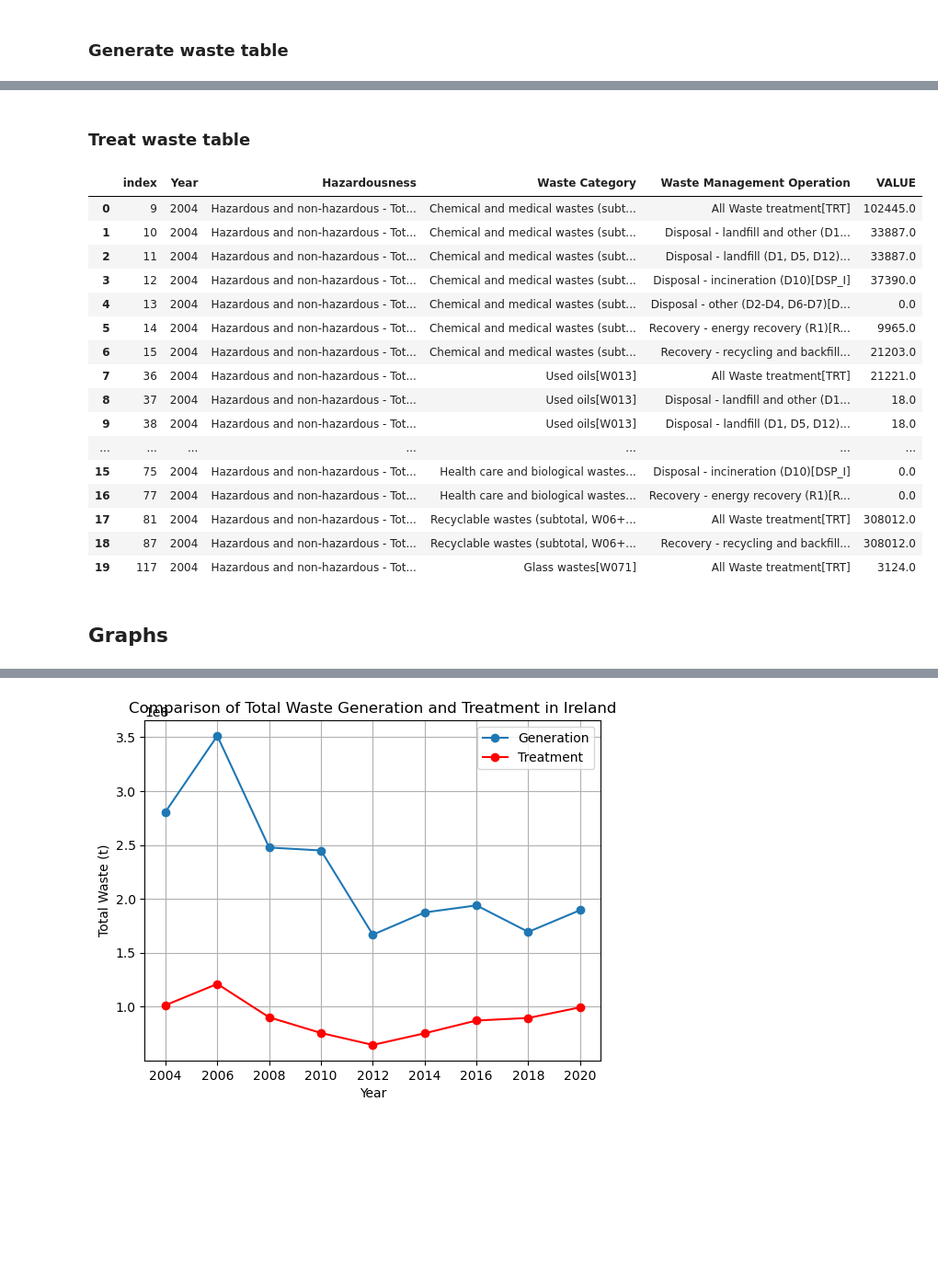
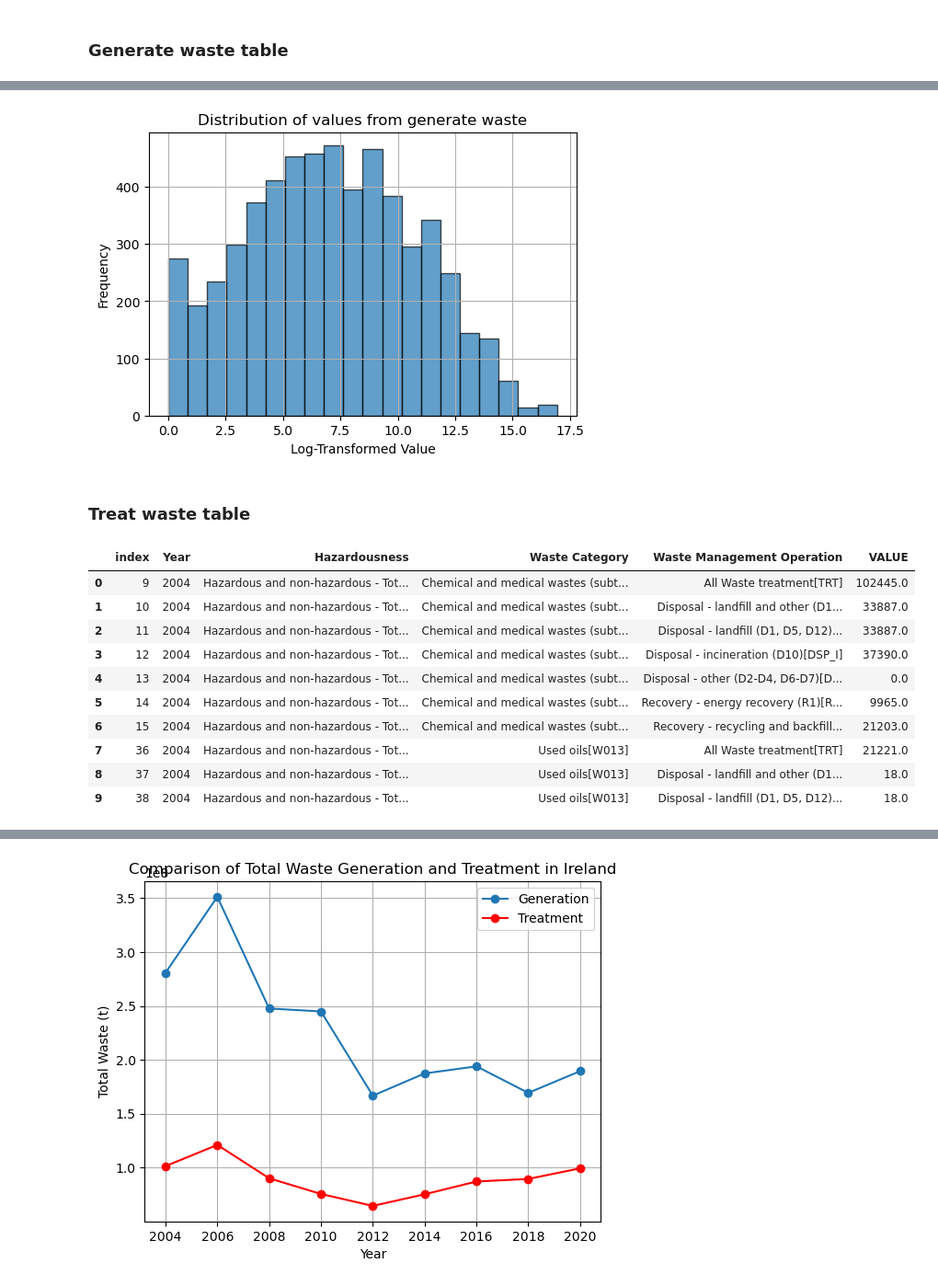
Before and after one commit to Taim974-H/MADE-project-at12uryb, a Jupyter notebook: project/data-exploration.ipynb, the cells around one changed output, grey strips where cells are left out. Shown at 92% size. Drawn from its saved outputs; the diff is of its cells as text; code cells hidden in the pictures; blank space fills up the shorter version.

```diff
--- a/project/data-exploration.ipynb
+++ b/project/data-exploration.ipynb
@@ -80,24 +146,27 @@ df_generate_waste.head(20)
+# %%
+# Distribution of values from generate waste
+plt.figure(figsize=(6, 4))
+plt.hist(filtered_df_gen['VALUE_log'], bins=20, edgecolor='black', alpha=0.7)
+plt.title('Distribution of values from generate waste')
+plt.xlabel('Log-Transformed Value')
+plt.ylabel('Frequency')
+plt.grid(True)
+plt.show()
+# %% [output]
+[figure, added]
 # %% [markdown]
 ### Treat waste table
 # %%
-df_treat_waste.head(20)
+df_treat_waste.head(10)
 # %% [output]
 |  | index | Year | Hazardousness | Waste Category | Waste Management Operation | VALUE |
 | 0 | 9 | 2004 | Hazardous and non-hazardous - Tot... | Chemical and medical wastes (subt... | All Waste treatment[TRT] | 102445.0 |
 | 1 | 10 | 2004 | Hazardous and non-hazardous - Tot... | Chemical and medical wastes (subt... | Disposal - landfill and other (D1... | 33887.0 |
 | 2 | 11 | 2004 | Hazardous and non-hazardous - Tot... | Chemical and medical wastes (subt... | Disposal - landfill (D1, D5, D12)... | 33887.0 |
 | 3 | 12 | 2004 | Hazardous and non-hazardous - Tot... | Chemical and medical wastes (subt... | Disposal - incineration (D10)[DSP_I] | 37390.0 |
 | 4 | 13 | 2004 | Hazardous and non-hazardous - Tot... | Chemical and medical wastes (subt... | Disposal - other (D2-D4, D6-D7)[D... | 0.0 |
 | 5 | 14 | 2004 | Hazardous and non-hazardous - Tot... | Chemical and medical wastes (subt... | Recovery - energy recovery (R1)[R... | 9965.0 |
 | 6 | 15 | 2004 | Hazardous and non-hazardous - Tot... | Chemical and medical wastes (subt... | Recovery - recycling and backfill... | 21203.0 |
 | 7 | 36 | 2004 | Hazardous and non-hazardous - Tot... | Used oils[W013] | All Waste treatment[TRT] | 21221.0 |
 | 8 | 37 | 2004 | Hazardous and non-hazardous - Tot... | Used oils[W013] | Disposal - landfill and other (D1... | 18.0 |
 | 9 | 38 | 2004 | Hazardous and non-hazardous - Tot... | Used oils[W013] | Disposal - landfill (D1, D5, D12)... | 18.0 |
-| ... | ... | ... | ... | ... | ... | ... |
-| 15 | 75 | 2004 | Hazardous and non-hazardous - Tot... | Health care and biological wastes... | Disposal - incineration (D10)[DSP_I] | 0.0 |
-| 16 | 77 | 2004 | Hazardous and non-hazardous - Tot... | Health care and biological wastes... | Recovery - energy recovery (R1)[R... | 0.0 |
-| 17 | 81 | 2004 | Hazardous and non-hazardous - Tot... | Recyclable wastes (subtotal, W06+... | All Waste treatment[TRT] | 308012.0 |
-| 18 | 87 | 2004 | Hazardous and non-hazardous - Tot... | Recyclable wastes (subtotal, W06+... | Recovery - recycling and backfill... | 308012.0 |
-| 19 | 117 | 2004 | Hazardous and non-hazardous - Tot... | Glass wastes[W071] | All Waste treatment[TRT] | 3124.0 |
-# %% [markdown]
-## Graphs
```
Also changed, not shown: parts of 10 cells of this notebook, 7 other files.
